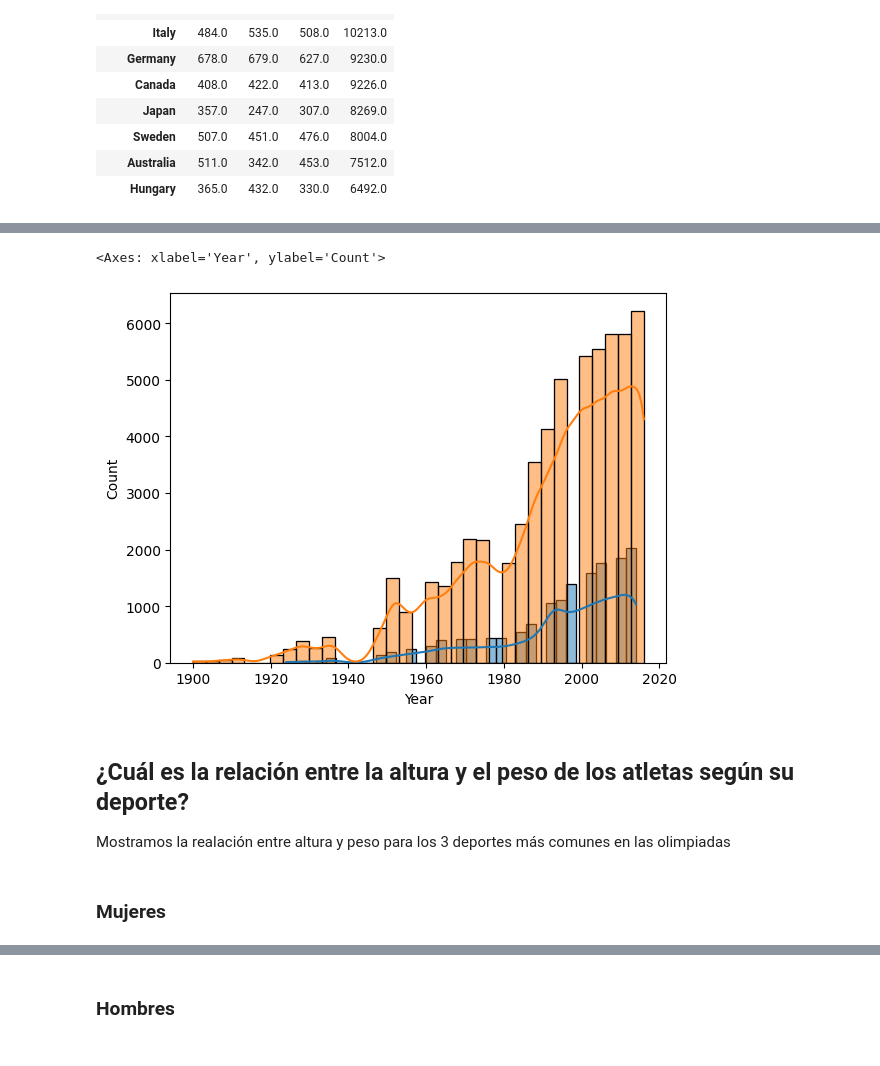
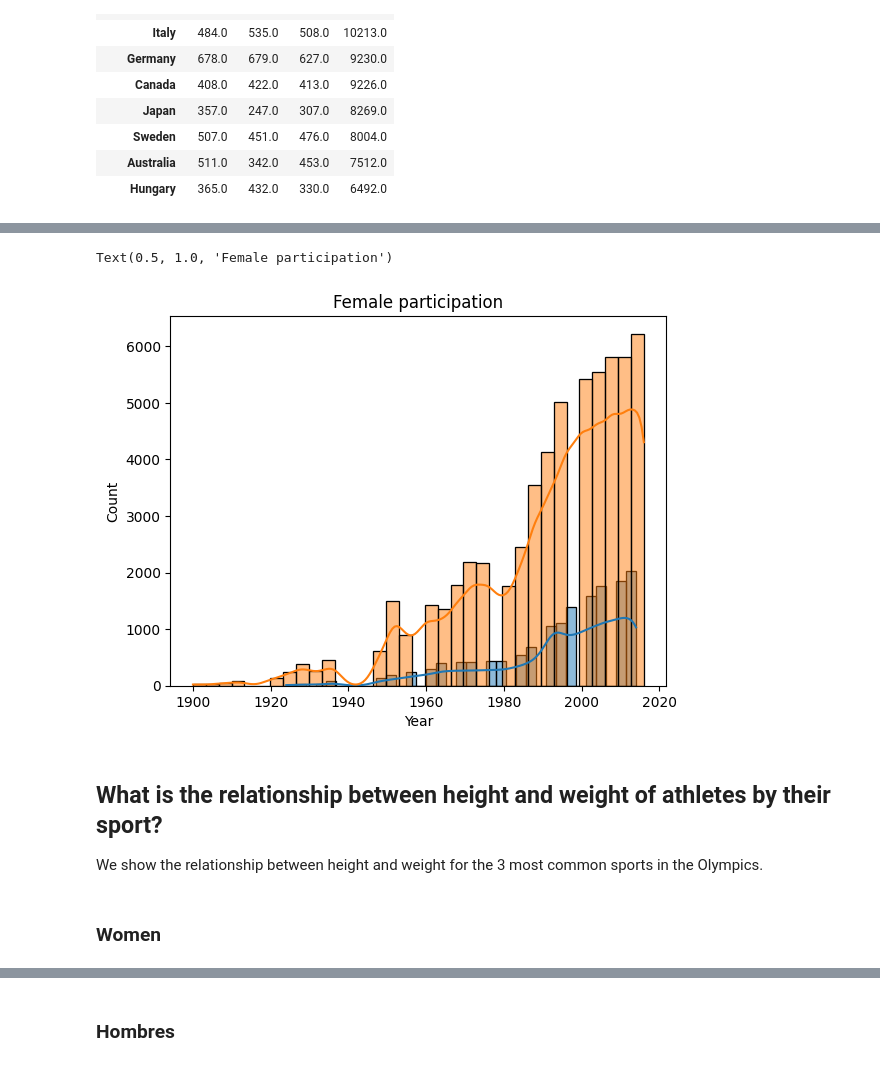
Before and after one commit to ju4n-avendanoa/Data_Olympics, a Jupyter notebook: main.ipynb, the cells around one changed output, grey strips where cells are left out. Cells and saved outputs as stored; diff of their text form; code cells hidden in the pictures.

```diff
--- a/main.ipynb
+++ b/main.ipynb
@@ -403,27 +405,28 @@ Creamos los dataframes para hombres y mujeres y hacer la segmentación de datos,
 # %%
 females = df[df.Sex == 'F']
 males = df[df.Sex == 'M']
 
 females_winter = females[females.Season == 'Winter']
 males_winter = males[males.Season == 'Winter']
 
 females_summer = females[females.Season == 'Summer']
 males_summer = males[males.Season == 'Summer']
 
 female_participation_winter = females_winter.groupby('Year').size().reset_index().rename(columns={0: 'count'})
 female_participation_summer = females_summer.groupby('Year').size().reset_index().rename(columns={0: 'count'})
 
 sns.histplot(data=females_winter, x='Year', bins=35, kde=True)
 sns.histplot(data=females_summer, x='Year', bins=35, kde=True)
+plt.title('Female participation')
 # %% [output]
-<Axes: xlabel='Year', ylabel='Count'>
+Text(0.5, 1.0, 'Female participation')
-[figure, old version]
+[figure, new version]
-# %% [markdown]
-## ¿Cuál es la relación entre la altura y el peso de los atletas según su deporte?
-
-Mostramos la realación entre altura y peso para los 3 deportes más comunes en las olimpiadas
+# %% [markdown]
+## What is the relationship between height and weight of athletes by their sport?
+
+We show the relationship between height and weight for the 3 most common sports in the Olympics.
 # %% [markdown]
-### Mujeres
+### Women
 # %%
 female_summer_sports = females_summer.Sport.value_counts().head(3).index.to_list()
 female_winter_sports = females_winter.Sport.value_counts().head(3).index.to_list()
```
Also changed, not shown: parts of 39 cells of this notebook.
